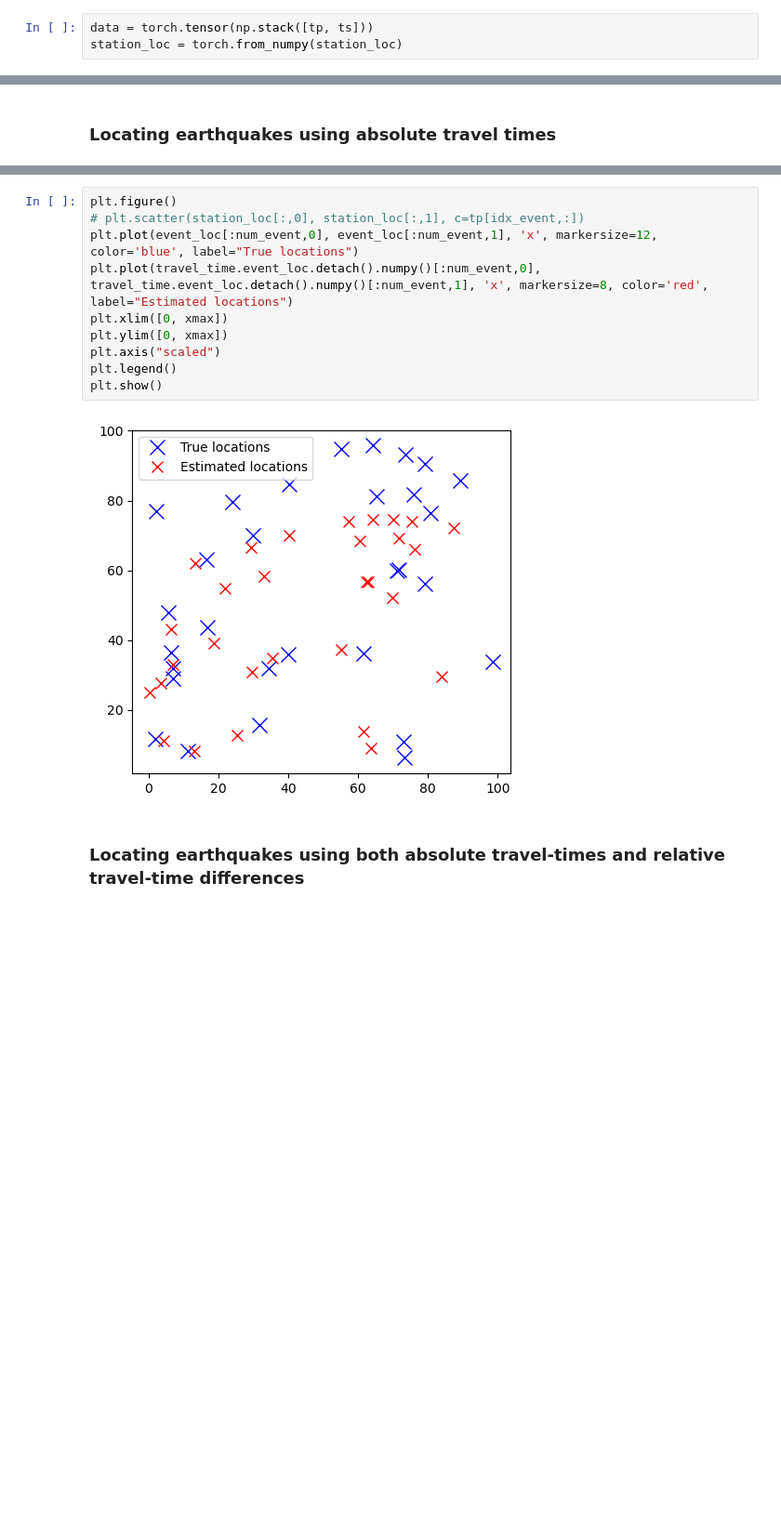
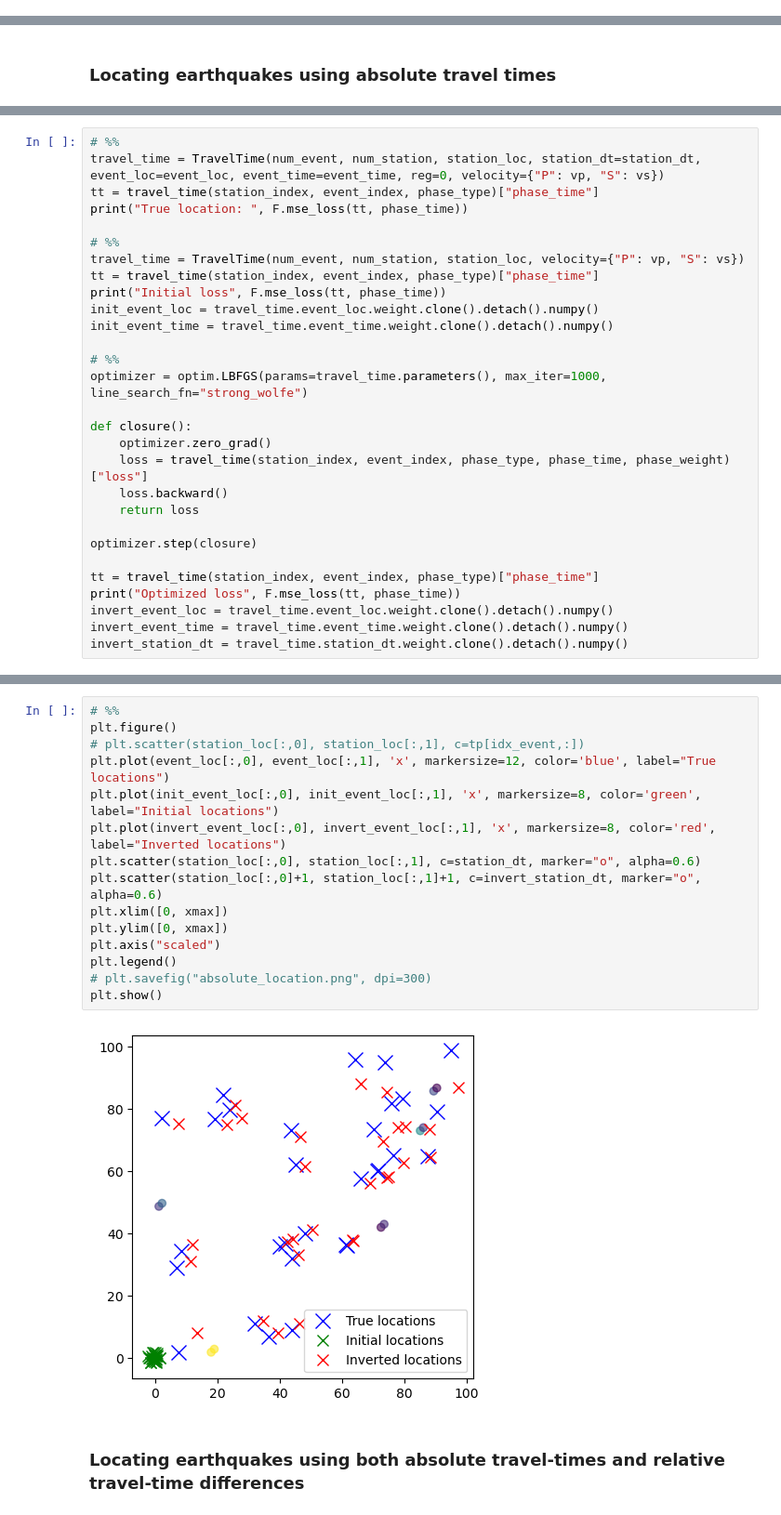
Before and after one commit to AI4EPS/homepage, a Jupyter notebook: classes/seismology/docs/earthquake/location.ipynb, the cells around one changed output, grey strips where cells are left out. Shown at 93% size. Cells and saved outputs as stored; diff of their text form; blank space fills up the shorter version.

Commit message:
update earthquake location notebook

```diff
--- a/classes/seismology/docs/earthquake/location.ipynb
+++ b/classes/seismology/docs/earthquake/location.ipynb
@@ -98,3 +68,0 @@ class TravelTime(nn.Module):
-# %%
-data = torch.tensor(np.stack([tp, ts]))
-station_loc = torch.from_numpy(station_loc)
@@ -125,0 +122,29 @@ loss = 1.384
+# %%
+# %%
+travel_time = TravelTime(num_event, num_station, station_loc, station_dt=station_dt, event_loc=event_loc, event_time=event_time, reg=0, velocity={"P": vp, "S": vs})
+tt = travel_time(station_index, event_index, phase_type)["phase_time"]
+print("True location: ", F.mse_loss(tt, phase_time))
+
+# %%
+travel_time = TravelTime(num_event, num_station, station_loc, velocity={"P": vp, "S": vs})
+tt = travel_time(station_index, event_index, phase_type)["phase_time"]
+print("Initial loss", F.mse_loss(tt, phase_time))
+init_event_loc = travel_time.event_loc.weight.clone().detach().numpy()
+init_event_time = travel_time.event_time.weight.clone().detach().numpy()
+
+# %%
+optimizer = optim.LBFGS(params=travel_time.parameters(), max_iter=1000, line_search_fn="strong_wolfe")
+
+def closure():
+    optimizer.zero_grad()
+    loss = travel_time(station_index, event_index, phase_type, phase_time, phase_weight)["loss"]
+    loss.backward()
+    return loss
+
+optimizer.step(closure)
+
+tt = travel_time(station_index, event_index, phase_type)["phase_time"]
+print("Optimized loss", F.mse_loss(tt, phase_time))
+invert_event_loc = travel_time.event_loc.weight.clone().detach().numpy()
+invert_event_time = travel_time.event_time.weight.clone().detach().numpy()
+invert_station_dt = travel_time.station_dt.weight.clone().detach().numpy()
@@ -126,14 +155,19 @@ loss = 1.384
+# %%
 # %%
 plt.figure()
 # plt.scatter(station_loc[:,0], station_loc[:,1], c=tp[idx_event,:])
-plt.plot(event_loc[:num_event,0], event_loc[:num_event,1], 'x', markersize=12, color='blue', label="True locations")
-plt.plot(travel_time.event_loc.detach().numpy()[:num_event,0], travel_time.event_loc.detach().numpy()[:num_event,1], 'x', markersize=8, color='red', label="Estimated locations")
+plt.plot(event_loc[:,0], event_loc[:,1], 'x', markersize=12, color='blue', label="True locations")
+plt.plot(init_event_loc[:,0], init_event_loc[:,1], 'x', markersize=8, color='green', label="Initial locations")
+plt.plot(invert_event_loc[:,0], invert_event_loc[:,1], 'x', markersize=8, color='red', label="Inverted locations")
+plt.scatter(station_loc[:,0], station_loc[:,1], c=station_dt, marker="o", alpha=0.6)
+plt.scatter(station_loc[:,0]+1, station_loc[:,1]+1, c=invert_station_dt, marker="o",  alpha=0.6)
 plt.xlim([0, xmax])
 plt.ylim([0, xmax])
 plt.axis("scaled")
 plt.legend()
+# plt.savefig("absolute_location.png", dpi=300)
 plt.show()
 # %% [output]
-[figure, old version]
+[figure, new version]
 # %% [markdown]
 ### Locating earthquakes using both absolute travel-times and relative travel-time differences
```
Also changed, not shown: parts of 12 cells of this notebook, 1 other file.
